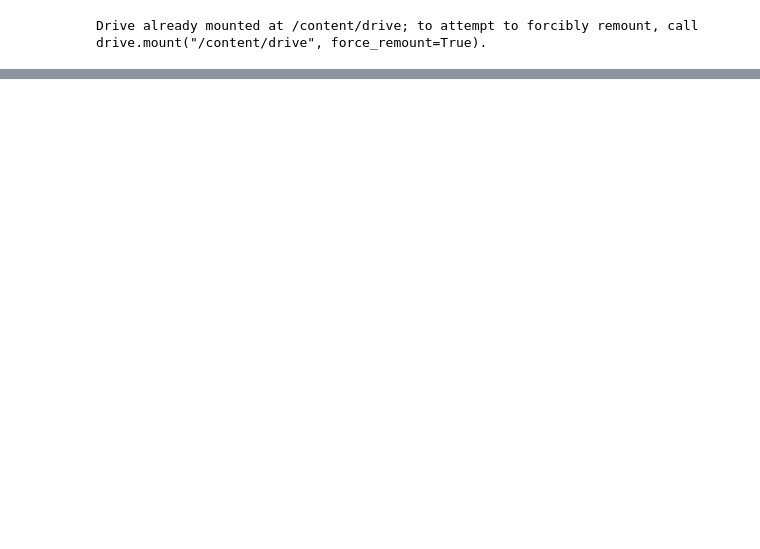
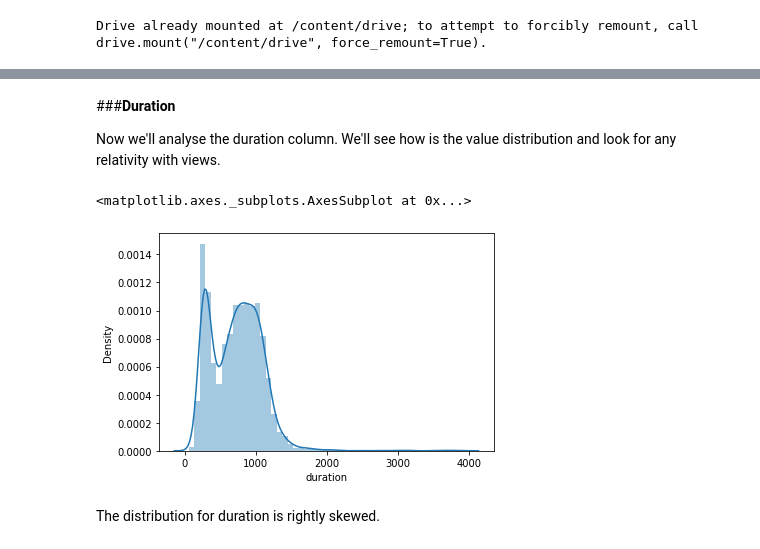
Before and after one commit to Arvind-krishna/Regression-TED-Talks-Views-Prediction, a Jupyter notebook: Ted_Talk_Prediction.ipynb, the cells around one changed output, grey strips where cells are left out. Saved outputs shown, nothing was run; the diff lists cells and outputs as text; code cells hidden in the pictures; blank space fills up the shorter version.

```diff
--- a/Ted_Talk_Prediction.ipynb
+++ b/Ted_Talk_Prediction.ipynb
@@ -239,0 +437,12 @@ Ted_talks
+# %% [markdown]
+###**Duration**
+
+Now we'll analyse the duration column. We'll see how is the value distribution and look for any relativity with views.
+# %%
+# Distribution of duration.
+sns.distplot(Ted_talks["duration"])
+# %% [output]
+<matplotlib.axes._subplots.AxesSubplot at 0x...>
+[figure, added]
+# %% [markdown]
+The distribution for duration is rightly skewed.
```
Also changed, not shown: parts of 202 cells of this notebook.
